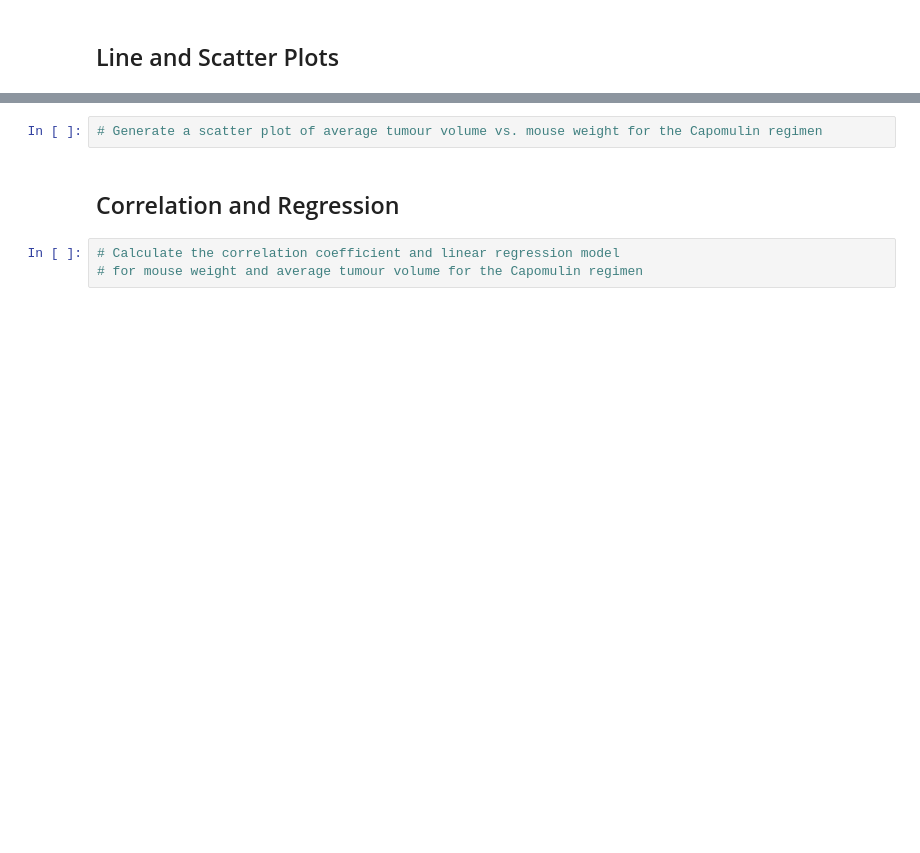
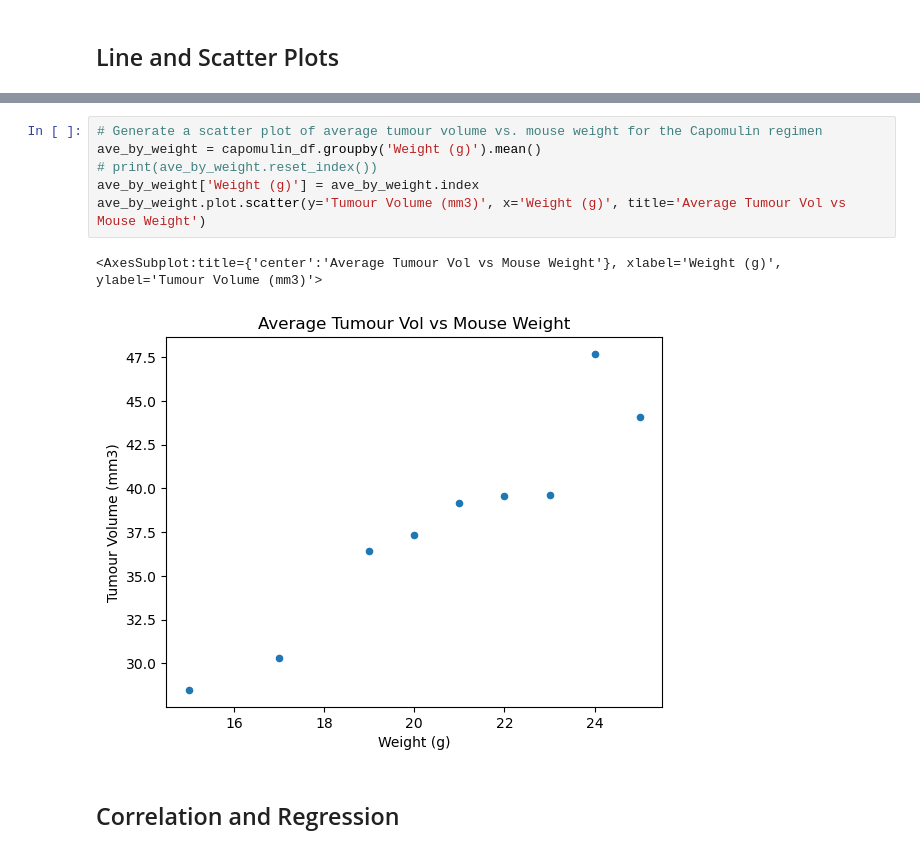
Before and after one commit to ricarojas/pymaceuticals, a Jupyter notebook: pymaceuticals_starter.ipynb, the cells around one changed output, grey strips where cells are left out. Cells and saved outputs as stored; diff of their text form; blank space fills up the shorter version.

```diff
--- a/pymaceuticals_starter.ipynb
+++ b/pymaceuticals_starter.ipynb
@@ -349,7 +331,11 @@ boxplot = filtered_df.boxplot(column=['Tumour Volume (mm3)'], by=['Drug Regimen'
 # %%
 # Generate a scatter plot of average tumour volume vs. mouse weight for the Capomulin regimen
+ave_by_weight = capomulin_df.groupby('Weight (g)').mean()
+# print(ave_by_weight.reset_index())
+ave_by_weight['Weight (g)'] = ave_by_weight.index
+ave_by_weight.plot.scatter(y='Tumour Volume (mm3)', x='Weight (g)', title='Average Tumour Vol vs Mouse Weight')
+# %% [output]
+<AxesSubplot:title={'center':'Average Tumour Vol vs Mouse Weight'}, xlabel='Weight (g)', ylabel='Tumour Volume (mm3)'>
+[figure, added]
 # %% [markdown]
 ## Correlation and Regression
-# %%
-# Calculate the correlation coefficient and linear regression model
-# for mouse weight and average tumour volume for the Capomulin regimen
```
Also changed, not shown: parts of 7 cells of this notebook.
